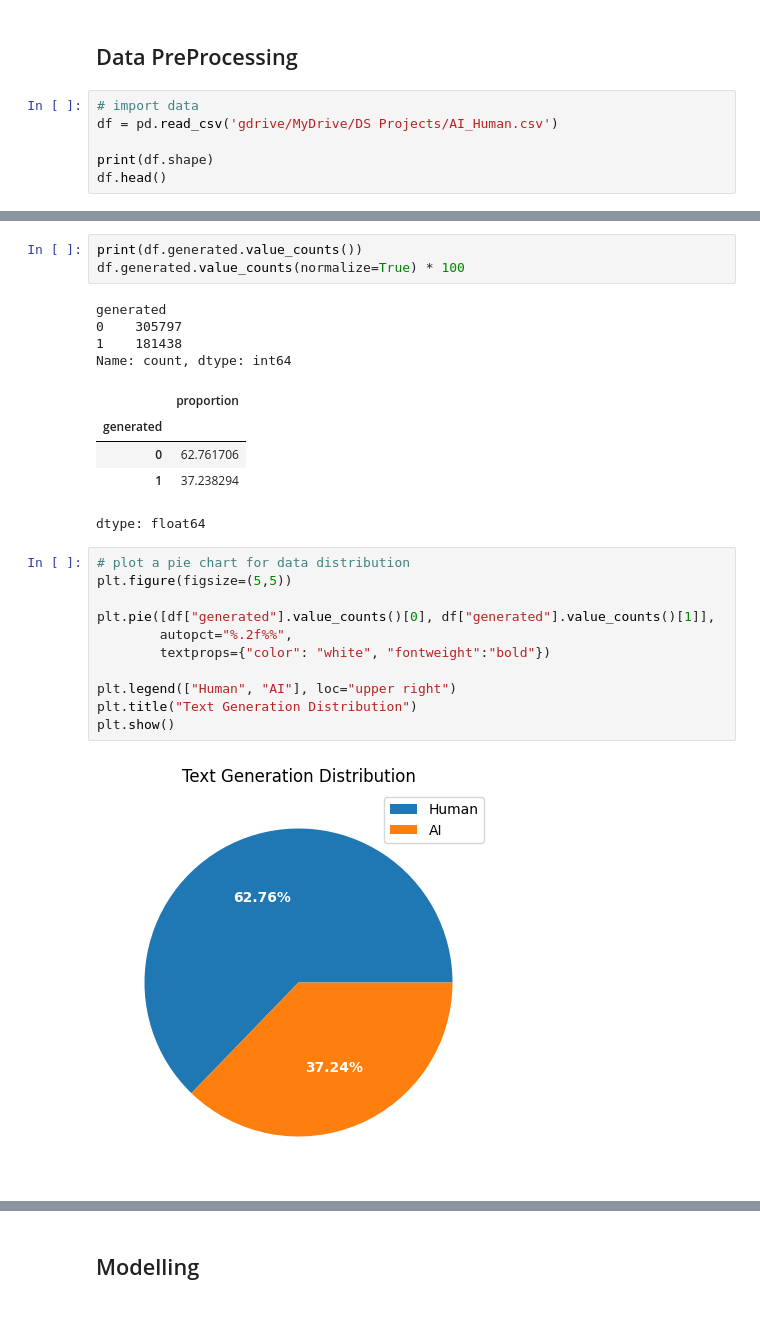
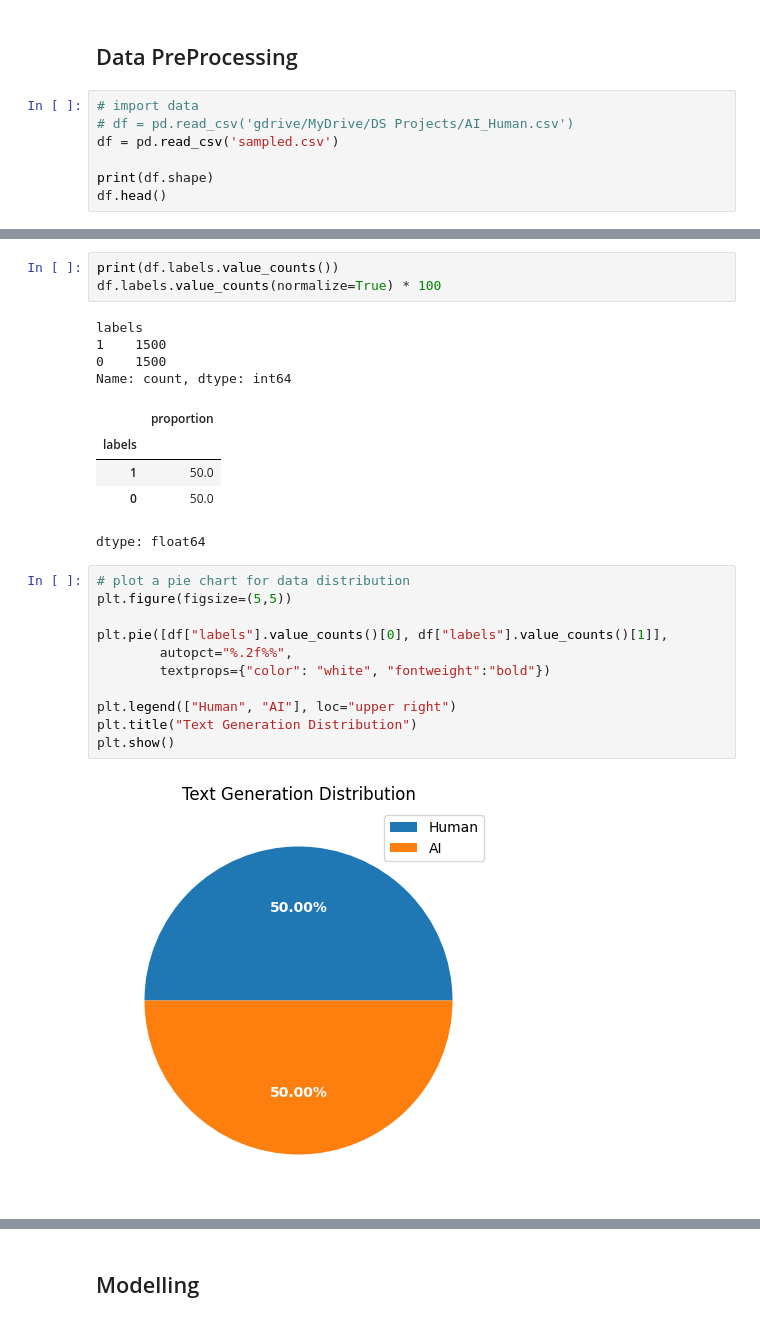
Before and after one commit to AxelPribadi/LLMProject, a Jupyter notebook: LLMModel.ipynb, the cells around one changed output, grey strips where cells are left out. Drawn from its saved outputs; the diff is of its cells as text.

```diff
--- a/LLMModel.ipynb
+++ b/LLMModel.ipynb
@@ -66,7 +66,8 @@ Mounted at /content/gdrive
 ## Data PreProcessing
 # %%
 # import data
-df = pd.read_csv('gdrive/MyDrive/DS Projects/AI_Human.csv')
+# df = pd.read_csv('gdrive/MyDrive/DS Projects/AI_Human.csv')
+df = pd.read_csv('sampled.csv')
 
 print(df.shape)
 df.head()
@@ -101,29 +100,29 @@ memory usage: 7.4+ MB
 # %%
-print(df.generated.value_counts())
-df.generated.value_counts(normalize=True) * 100
+print(df.labels.value_counts())
+df.labels.value_counts(normalize=True) * 100
 # %% [output]
-generated
-0    305797
-1    181438
+labels
+1    1500
+0    1500
 Name: count, dtype: int64
 |  | proportion |
-| generated |  |
-| 0 | 62.761706 |
-| 1 | 37.238294 |
+| labels |  |
+| 1 | 50.0 |
+| 0 | 50.0 |
 dtype: float64
 # %%
 # plot a pie chart for data distribution
 plt.figure(figsize=(5,5))
 
-plt.pie([df["generated"].value_counts()[0], df["generated"].value_counts()[1]],
+plt.pie([df["labels"].value_counts()[0], df["labels"].value_counts()[1]],
         autopct="%.2f%%",
         textprops={"color": "white", "fontweight":"bold"})
 
 plt.legend(["Human", "AI"], loc="upper right")
 plt.title("Text Generation Distribution")
 plt.show()
 # %% [output]
-[figure, old version]
+[figure, new version]
 # %%
 df.iloc[0,0]
 # %% [output]
```
Also changed, not shown: parts of 19 cells of this notebook.
